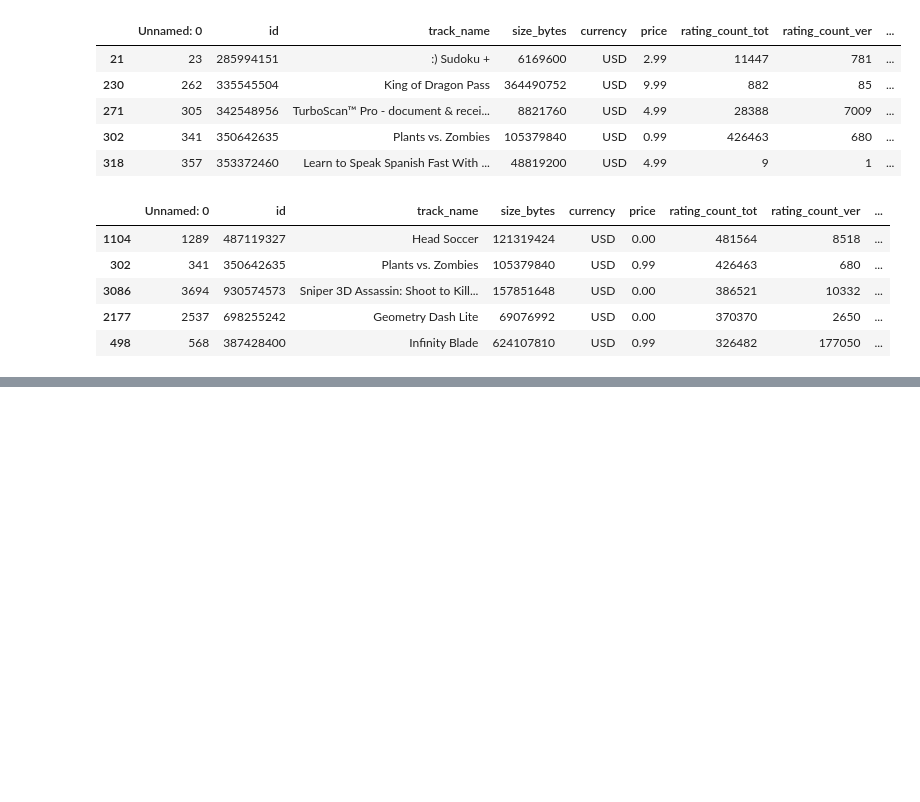
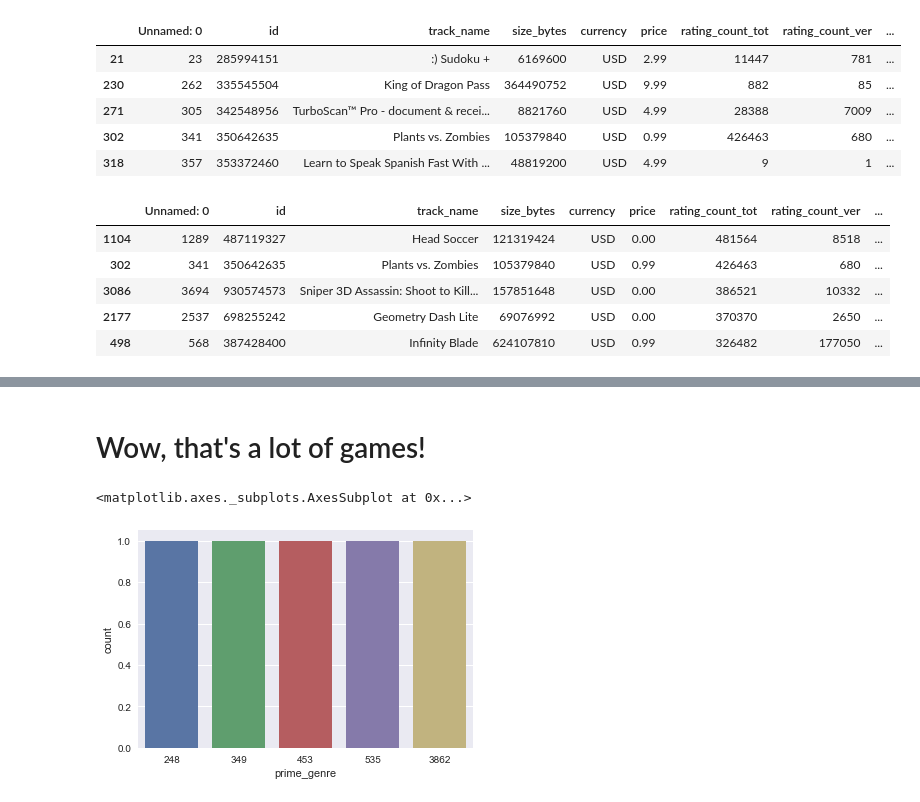
Before and after one commit to abendm/Pandas-Stuff, a Jupyter notebook: HW 1 - EDA/HW1_EDA.ipynb, the cells around one changed output, grey strips where cells are left out. Drawn from its saved outputs; the diff is of its cells as text; code cells hidden in the pictures; blank space fills up the shorter version.

```diff
--- a/HW 1 - EDA/HW1_EDA.ipynb
+++ b/HW 1 - EDA/HW1_EDA.ipynb
@@ -181,4 +179,5 @@ Index(['Unnamed: 0', 'id', 'track_name', 'size_bytes', 'currency', 'price',
 # %%
 #how many apps per genre are there?  Can I figure out how to show it both in text (groupby) and visually (countplot)?
-app[['prime_genre', 'id'].groupby('prime_genre').count() gnlrjvg,r,go,
+genre_count = app[['id','prime_genre']].groupby(app['prime_genre']).count().sort_values('prime_genre',ascending=False).head(5)
+genre_count.index
 # %% [output]
@@ -185,0 +185,11 @@ SyntaxError: unexpected EOF while parsing (<ipython-input-94-c6ce89b0ef55>, line
+# %% [markdown]
+# Wow, that's a lot of games!
+# %%
+sns.countplot(genre_count.prime_genre)
+#Not sure why the above isn't working.  The counts are being displayed as the X ticks.  I can get the count plot to work
+#correctly using the code in the next cell, but obviously there're too many categories for this graph to be meaningful.
+
+#I ended up finding a solution that worked in the third cell, but I only kind of understand why it works.
+# %% [output]
+<matplotlib.axes._subplots.AxesSubplot at 0x...>
+[figure, added]
```
Also changed, not shown: parts of 28 cells of this notebook, 4 other files.
